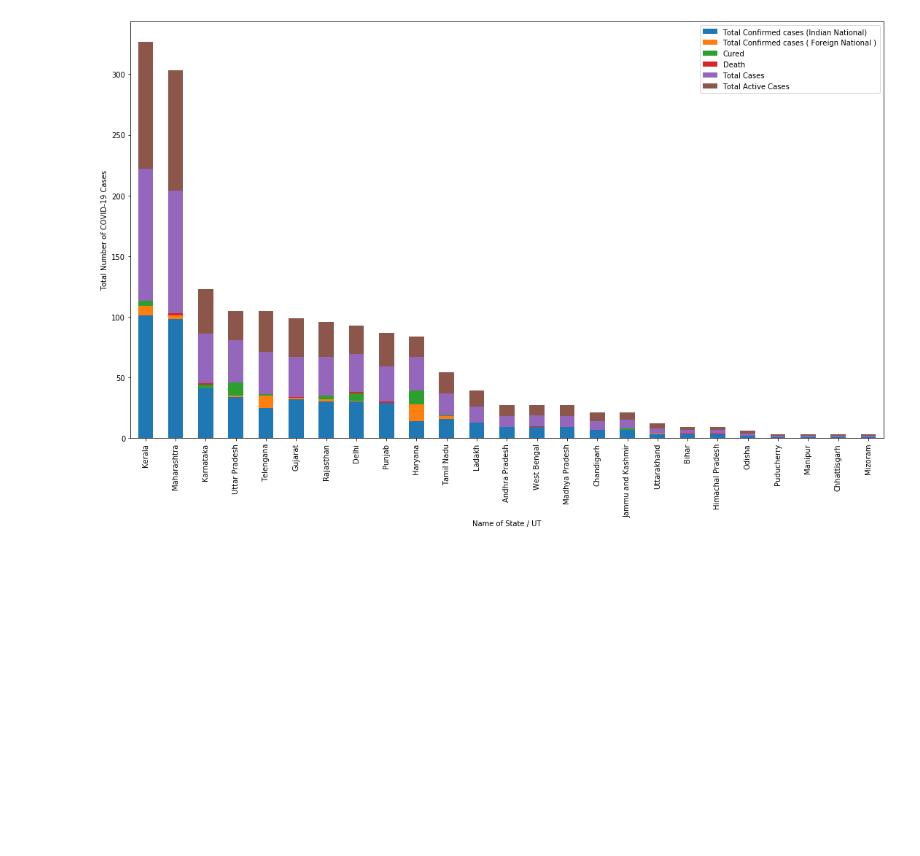
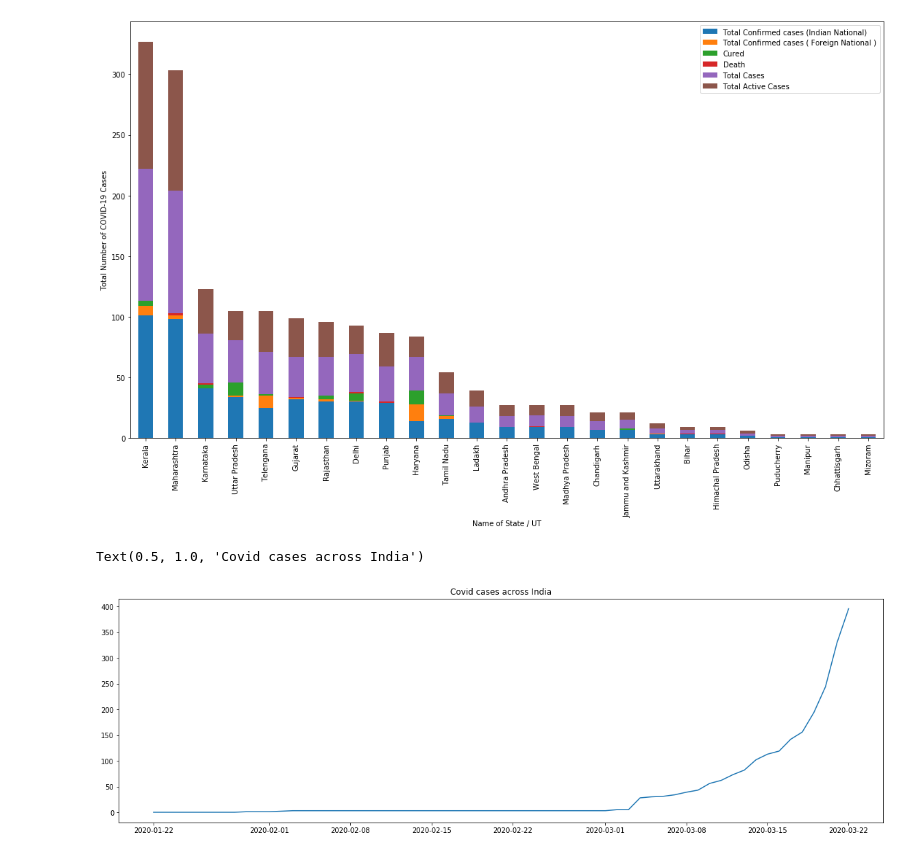
Before and after one commit to satishukadam/notebooks, a Jupyter notebook: Covid_Study.ipynb, the cells around one changed output. Drawn from its saved outputs; the diff is of its cells as text; code cells hidden in the pictures; blank space fills up the shorter version.

```diff
--- a/Covid_Study.ipynb
+++ b/Covid_Study.ipynb
@@ -153,3 +153,21 @@ ax.set_ylabel('Total Number of COVID-19 Cases')
 plt.show()
 # %% [output]
 [figure]
+# %%
+# Read cleaned csv for worldwide COVID cases per day
+df_world = pd.read_csv('D:\\Study\\DataScience\\Data\\MachineLearningData\\CovidData\\covid_19_clean_complete.csv', parse_dates=['Date'])
+# %%
+# Rename column 'Country/Region' as 'Country'
+df_world = df_world.rename(columns={'Country/Region': 'Country'})
+
+# Extracting cases only from India
+df_India = df_world.query('Country=="India"').groupby('Date')[['Confirmed', 'Deaths', 'Recovered']].sum().reset_index()
+# %%
+df_India = df_India.iloc[:-1]
+# %%
+plt.figure(figsize=(20,6))
+plt.plot(df_India['Date'], df_India['Confirmed'])
+plt.title('Covid cases across India')
+# %% [output]
+Text(0.5, 1.0, 'Covid cases across India')
+[figure, added]
```
Also changed, not shown: parts of 13 cells of this notebook.
